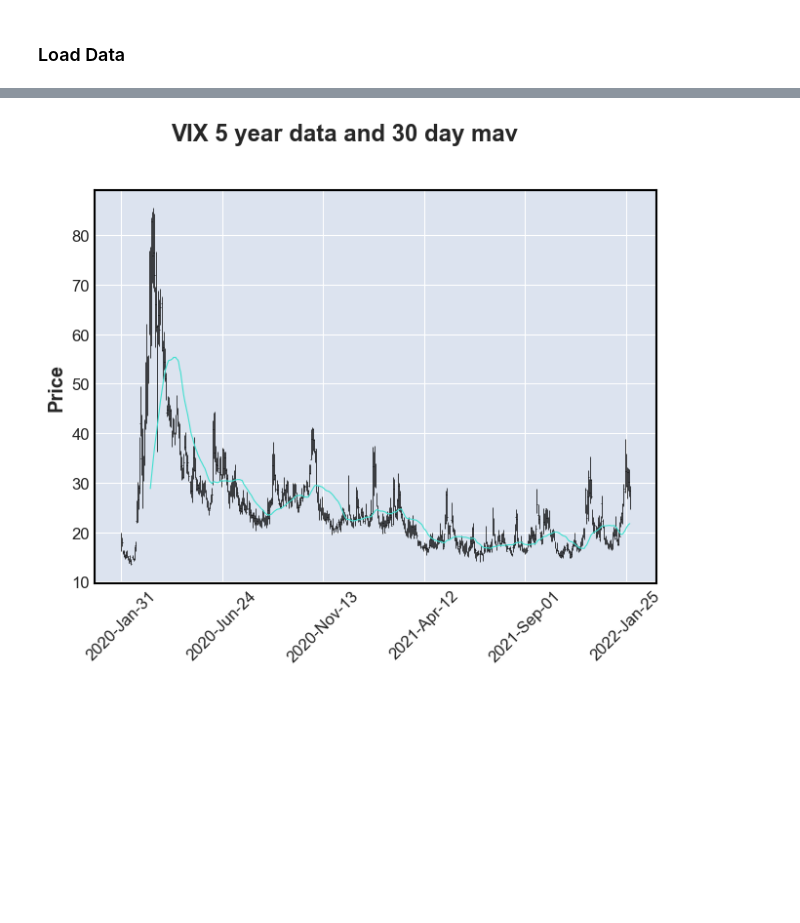
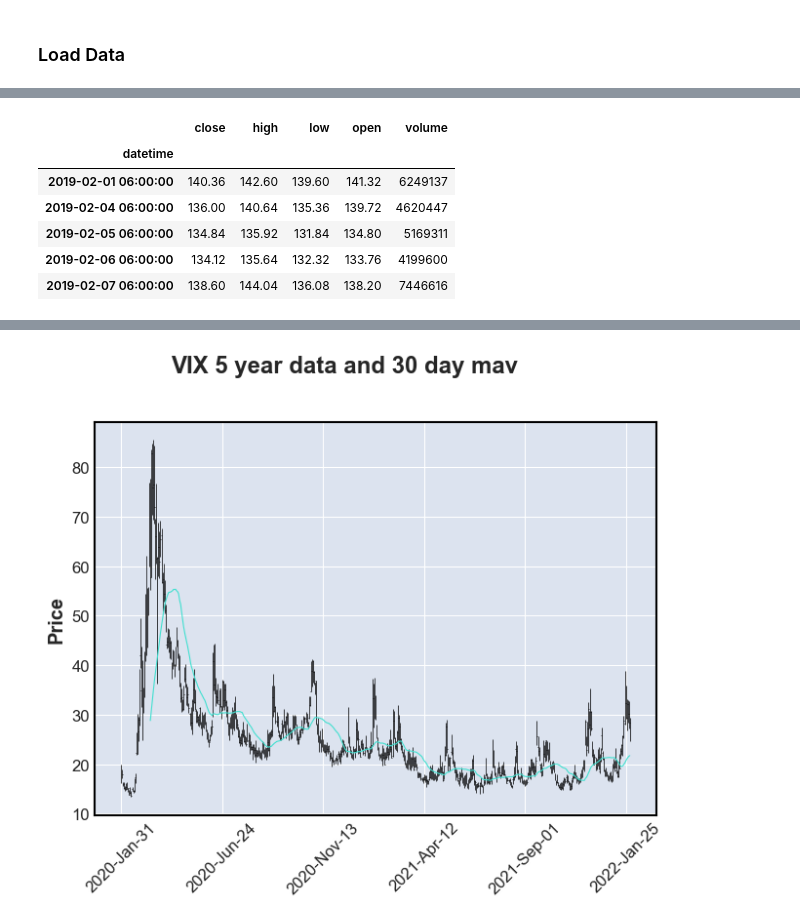
Before and after one commit to elivolunteer/VIX_VXX_exploration, a Jupyter notebook: VIX_VXX_Patterns.ipynb, the cells around one changed output, grey strips where cells are left out. Drawn from its saved outputs; the diff is of its cells as text; code cells hidden in the pictures; blank space fills up the shorter version.

```diff
--- a/VIX_VXX_Patterns.ipynb
+++ b/VIX_VXX_Patterns.ipynb
@@ -22,0 +33,10 @@ VXX_His = VXX_His.set_index("datetime")
+# %%
+VXX_His.head()
+# %% [output]
+|  | close | high | low | open | volume |
+| datetime |  |  |  |  |  |
+| 2019-02-01 06:00:00 | 140.36 | 142.60 | 139.60 | 141.32 | 6249137 |
+| 2019-02-04 06:00:00 | 136.00 | 140.64 | 135.36 | 139.72 | 4620447 |
+| 2019-02-05 06:00:00 | 134.84 | 135.92 | 131.84 | 134.80 | 5169311 |
+| 2019-02-06 06:00:00 | 134.12 | 135.64 | 132.32 | 133.76 | 4199600 |
+| 2019-02-07 06:00:00 | 138.60 | 144.04 | 136.08 | 138.20 | 7446616 |
```
Also changed, not shown: parts of 3 cells of this notebook, 1 other file.
